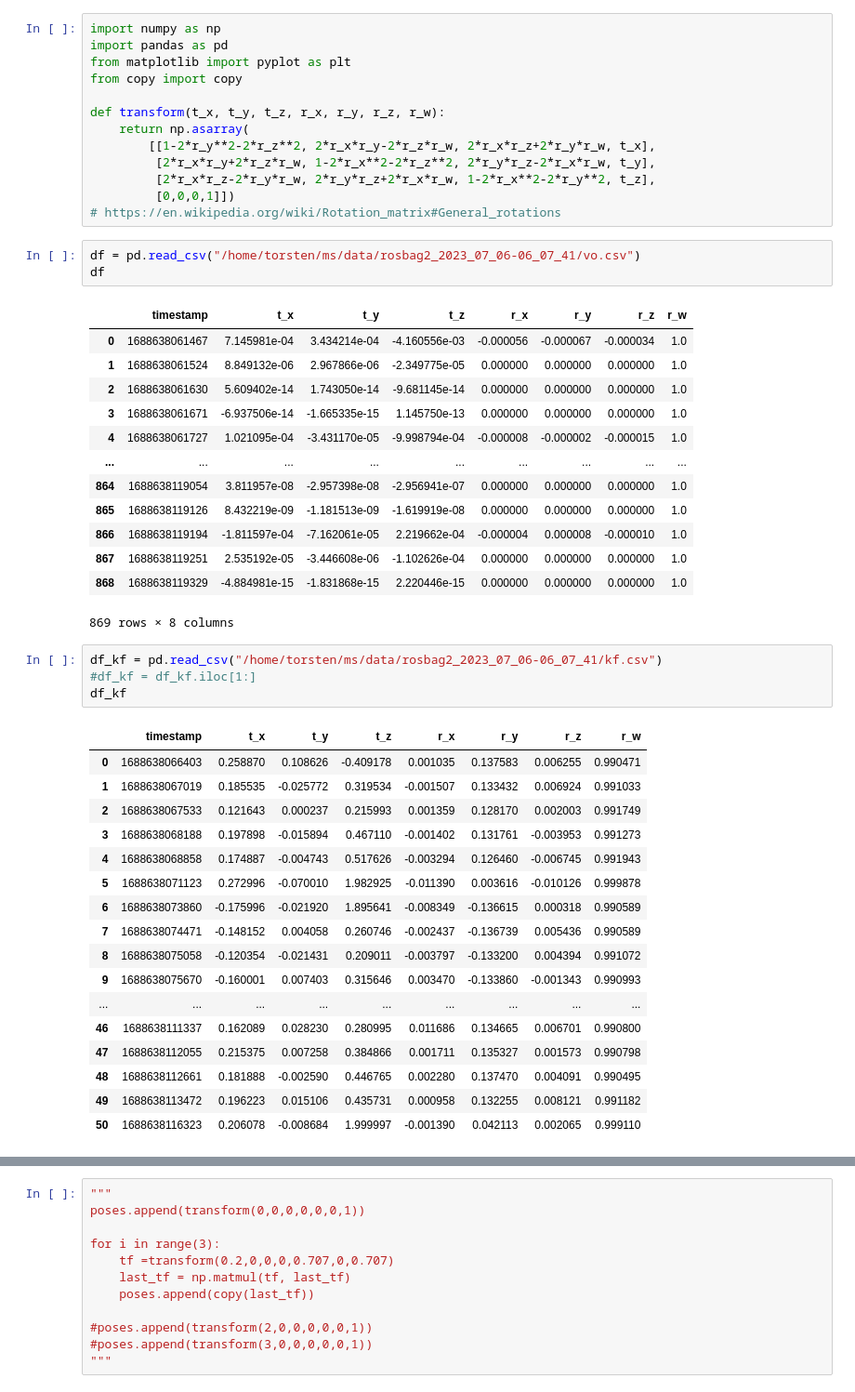
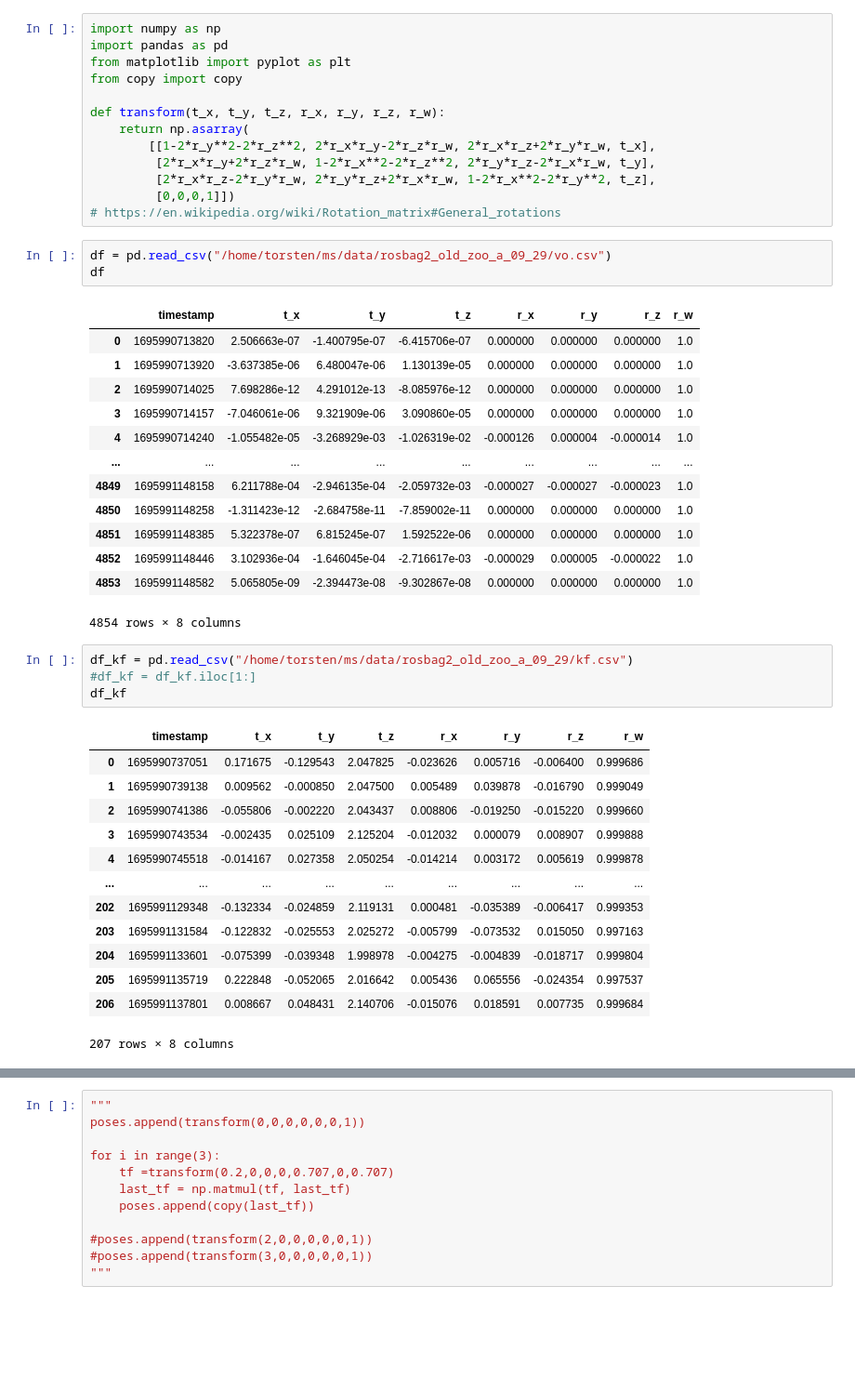
Before and after one commit to tbabluct/gtsam-jupyter, a Jupyter notebook: plot_vo.ipynb, the cells around one changed output, grey strips where cells are left out. Shown at 93% size. Cells and saved outputs as stored; diff of their text form; blank space fills up the shorter version.

```diff
--- a/plot_vo.ipynb
+++ b/plot_vo.ipynb
@@ -14,44 +14,40 @@ def transform(t_x, t_y, t_z, r_x, r_y, r_z, r_w):
          [0,0,0,1]])
 # https://en.wikipedia.org/wiki/Rotation_matrix#General_rotations
 # %%
-df = pd.read_csv("/home/torsten/ms/data/rosbag2_2023_07_06-06_07_41/vo.csv")
+df = pd.read_csv("/home/torsten/ms/data/rosbag2_old_zoo_a_09_29/vo.csv")
 df
 # %% [output]
 |  | timestamp | t_x | t_y | t_z | r_x | r_y | r_z | r_w |
-| 0 | 1688638061467 | 7.145981e-04 | 3.434214e-04 | -4.160556e-03 | -0.000056 | -0.000067 | -0.000034 | 1.0 |
-| 1 | 1688638061524 | 8.849132e-06 | 2.967866e-06 | -2.349775e-05 | 0.000000 | 0.000000 | 0.000000 | 1.0 |
-| 2 | 1688638061630 | 5.609402e-14 | 1.743050e-14 | -9.681145e-14 | 0.000000 | 0.000000 | 0.000000 | 1.0 |
-| 3 | 1688638061671 | -6.937506e-14 | -1.665335e-15 | 1.145750e-13 | 0.000000 | 0.000000 | 0.000000 | 1.0 |
-| 4 | 1688638061727 | 1.021095e-04 | -3.431170e-05 | -9.998794e-04 | -0.000008 | -0.000002 | -0.000015 | 1.0 |
+| 0 | 1695990713820 | 2.506663e-07 | -1.400795e-07 | -6.415706e-07 | 0.000000 | 0.000000 | 0.000000 | 1.0 |
+| 1 | 1695990713920 | -3.637385e-06 | 6.480047e-06 | 1.130139e-05 | 0.000000 | 0.000000 | 0.000000 | 1.0 |
+| 2 | 1695990714025 | 7.698286e-12 | 4.291012e-13 | -8.085976e-12 | 0.000000 | 0.000000 | 0.000000 | 1.0 |
+| 3 | 1695990714157 | -7.046061e-06 | 9.321909e-06 | 3.090860e-05 | 0.000000 | 0.000000 | 0.000000 | 1.0 |
+| 4 | 1695990714240 | -1.055482e-05 | -3.268929e-03 | -1.026319e-02 | -0.000126 | 0.000004 | -0.000014 | 1.0 |
 | ... | ... | ... | ... | ... | ... | ... | ... | ... |
-| 864 | 1688638119054 | 3.811957e-08 | -2.957398e-08 | -2.956941e-07 | 0.000000 | 0.000000 | 0.000000 | 1.0 |
-| 865 | 1688638119126 | 8.432219e-09 | -1.181513e-09 | -1.619919e-08 | 0.000000 | 0.000000 | 0.000000 | 1.0 |
-| 866 | 1688638119194 | -1.811597e-04 | -7.162061e-05 | 2.219662e-04 | -0.000004 | 0.000008 | -0.000010 | 1.0 |
-| 867 | 1688638119251 | 2.535192e-05 | -3.446608e-06 | -1.102626e-04 | 0.000000 | 0.000000 | 0.000000 | 1.0 |
-| 868 | 1688638119329 | -4.884981e-15 | -1.831868e-15 | 2.220446e-15 | 0.000000 | 0.000000 | 0.000000 | 1.0 |
+| 4849 | 1695991148158 | 6.211788e-04 | -2.946135e-04 | -2.059732e-03 | -0.000027 | -0.000027 | -0.000023 | 1.0 |
+| 4850 | 1695991148258 | -1.311423e-12 | -2.684758e-11 | -7.859002e-11 | 0.000000 | 0.000000 | 0.000000 | 1.0 |
+| 4851 | 1695991148385 | 5.322378e-07 | 6.815245e-07 | 1.592522e-06 | 0.000000 | 0.000000 | 0.000000 | 1.0 |
+| 4852 | 1695991148446 | 3.102936e-04 | -1.646045e-04 | -2.716617e-03 | -0.000029 | 0.000005 | -0.000022 | 1.0 |
+| 4853 | 1695991148582 | 5.065805e-09 | -2.394473e-08 | -9.302867e-08 | 0.000000 | 0.000000 | 0.000000 | 1.0 |
-869 rows × 8 columns
+4854 rows × 8 columns
 # %%
-df_kf = pd.read_csv("/home/torsten/ms/data/rosbag2_2023_07_06-06_07_41/kf.csv")
+df_kf = pd.read_csv("/home/torsten/ms/data/rosbag2_old_zoo_a_09_29/kf.csv")
 #df_kf = df_kf.iloc[1:]
 df_kf
 # %% [output]
 |  | timestamp | t_x | t_y | t_z | r_x | r_y | r_z | r_w |
-| 0 | 1688638066403 | 0.258870 | 0.108626 | -0.409178 | 0.001035 | 0.137583 | 0.006255 | 0.990471 |
-| 1 | 1688638067019 | 0.185535 | -0.025772 | 0.319534 | -0.001507 | 0.133432 | 0.006924 | 0.991033 |
-| 2 | 1688638067533 | 0.121643 | 0.000237 | 0.215993 | 0.001359 | 0.128170 | 0.002003 | 0.991749 |
-| 3 | 1688638068188 | 0.197898 | -0.015894 | 0.467110 | -0.001402 | 0.131761 | -0.003953 | 0.991273 |
-| 4 | 1688638068858 | 0.174887 | -0.004743 | 0.517626 | -0.003294 | 0.126460 | -0.006745 | 0.991943 |
-| 5 | 1688638071123 | 0.272996 | -0.070010 | 1.982925 | -0.011390 | 0.003616 | -0.010126 | 0.999878 |
-| 6 | 1688638073860 | -0.175996 | -0.021920 | 1.895641 | -0.008349 | -0.136615 | 0.000318 | 0.990589 |
-| 7 | 1688638074471 | -0.148152 | 0.004058 | 0.260746 | -0.002437 | -0.136739 | 0.005436 | 0.990589 |
-| 8 | 1688638075058 | -0.120354 | -0.021431 | 0.209011 | -0.003797 | -0.133200 | 0.004394 | 0.991072 |
-| 9 | 1688638075670 | -0.160001 | 0.007403 | 0.315646 | 0.003470 | -0.133860 | -0.001343 | 0.990993 |
+| 0 | 1695990737051 | 0.171675 | -0.129543 | 2.047825 | -0.023626 | 0.005716 | -0.006400 | 0.999686 |
+| 1 | 1695990739138 | 0.009562 | -0.000850 | 2.047500 | 0.005489 | 0.039878 | -0.016790 | 0.999049 |
+| 2 | 1695990741386 | -0.055806 | -0.002220 | 2.043437 | 0.008806 | -0.019250 | -0.015220 | 0.999660 |
+| 3 | 1695990743534 | -0.002435 | 0.025109 | 2.125204 | -0.012032 | 0.000079 | 0.008907 | 0.999888 |
+| 4 | 1695990745518 | -0.014167 | 0.027358 | 2.050254 | -0.014214 | 0.003172 | 0.005619 | 0.999878 |
 | ... | ... | ... | ... | ... | ... | ... | ... | ... |
-| 46 | 1688638111337 | 0.162089 | 0.028230 | 0.280995 | 0.011686 | 0.134665 | 0.006701 | 0.990800 |
-| 47 | 1688638112055 | 0.215375 | 0.007258 | 0.384866 | 0.001711 | 0.135327 | 0.001573 | 0.990798 |
-| 48 | 1688638112661 | 0.181888 | -0.002590 | 0.446765 | 0.002280 | 0.137470 | 0.004091 | 0.990495 |
-| 49 | 1688638113472 | 0.196223 | 0.015106 | 0.435731 | 0.000958 | 0.132255 | 0.008121 | 0.991182 |
-| 50 | 1688638116323 | 0.206078 | -0.008684 | 1.999997 | -0.001390 | 0.042113 | 0.002065 | 0.999110 |
+| 202 | 1695991129348 | -0.132334 | -0.024859 | 2.119131 | 0.000481 | -0.035389 | -0.006417 | 0.999353 |
+| 203 | 1695991131584 | -0.122832 | -0.025553 | 2.025272 | -0.005799 | -0.073532 | 0.015050 | 0.997163 |
+| 204 | 1695991133601 | -0.075399 | -0.039348 | 1.998978 | -0.004275 | -0.004839 | -0.018717 | 0.999804 |
+| 205 | 1695991135719 | 0.222848 | -0.052065 | 2.016642 | 0.005436 | 0.065556 | -0.024354 | 0.997537 |
+| 206 | 1695991137801 | 0.008667 | 0.048431 | 2.140706 | -0.015076 | 0.018591 | 0.007735 | 0.999684 |
+207 rows × 8 columns
 # %%
 poses = []
 poses_kf = []
```
Also changed, not shown: parts of 4 cells of this notebook, 8 other files.
